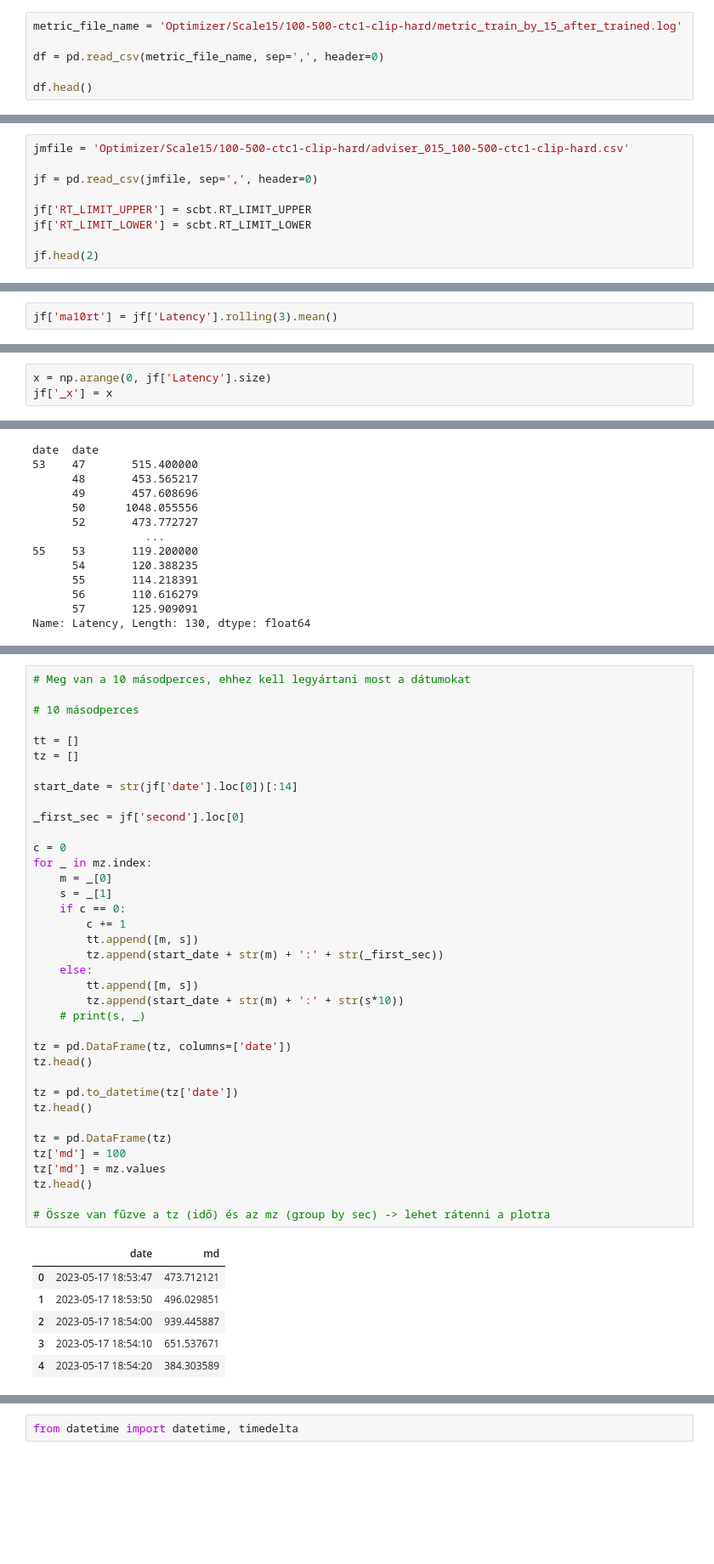
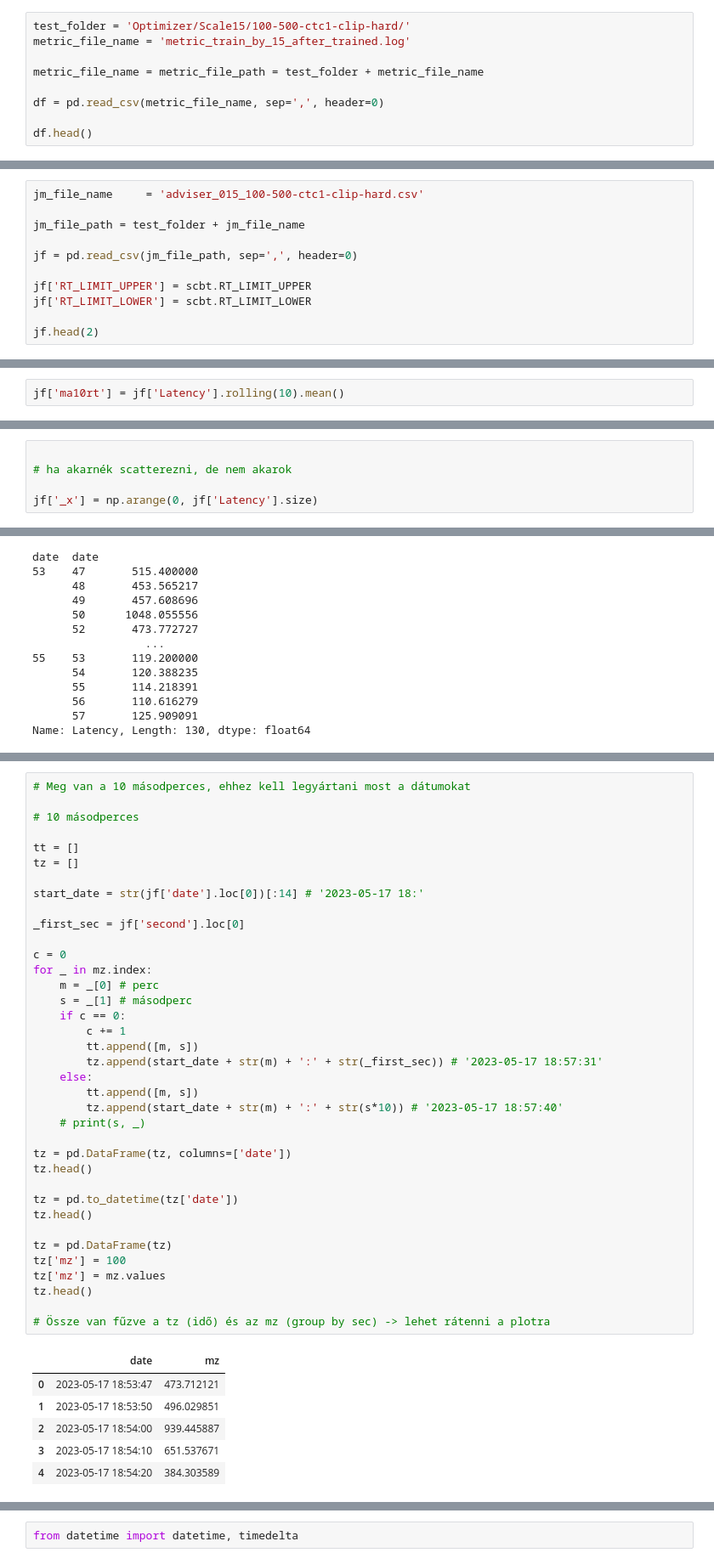
Before and after one commit to JoDeMiro/Scaler, a Jupyter notebook: Scaler_Reader15.ipynb, the cells around one changed output, grey strips where cells are left out. Shown at 85% size. Cells and saved outputs as stored; diff of their text form; blank space fills up the shorter version.

```diff
--- a/Scaler_Reader15.ipynb
+++ b/Scaler_Reader15.ipynb
@@ -384,7 +344,10 @@ wrt()
 
 Clip test.
 # %%
-metric_file_name = 'Optimizer/Scale15/100-500-ctc1-clip-hard/metric_train_by_15_after_trained.log'
+test_folder = 'Optimizer/Scale15/100-500-ctc1-clip-hard/'
+metric_file_name = 'metric_train_by_15_after_trained.log'
+
+metric_file_name = metric_file_path = test_folder + metric_file_name
 
 df = pd.read_csv(metric_file_name, sep=',', header=0)
 
@@ -410,9 +386,11 @@ válaszidőket hasonlítanám össze.
 
 Mert fent ugye a 10 másodpercre vett átlagok vannak. Ami jó a skálázásnál, de jobb lenne ha [.]
 # %%
-jmfile = 'Optimizer/Scale15/100-500-ctc1-clip-hard/adviser_015_100-500-ctc1-clip-hard.csv'
+jm_file_name     = 'adviser_015_100-500-ctc1-clip-hard.csv'
 
-jf = pd.read_csv(jmfile, sep=',', header=0)
+jm_file_path = test_folder + jm_file_name
+
+jf = pd.read_csv(jm_file_path, sep=',', header=0)
 
 jf['RT_LIMIT_UPPER'] = scbt.RT_LIMIT_UPPER
 jf['RT_LIMIT_LOWER'] = scbt.RT_LIMIT_LOWER
@@ -433,2 +411,2 @@ Index(['timeStamp', 'elapsed', 'label', 'responseCode', 'responseMessage',
 # %%
-jf['ma10rt'] = jf['Latency'].rolling(3).mean()
+jf['ma10rt'] = jf['Latency'].rolling(10).mean()
@@ -514,5 +499,7 @@ plt.savefig('test.png')
 [figure]
 [figure]
 # %%
-x = np.arange(0, jf['Latency'].size)
-jf['_x'] = x
+
+# ha akarnék scatterezni, de nem akarok
+
+jf['_x'] = np.arange(0, jf['Latency'].size)
@@ -655,41 +646,41 @@ mz
 # Meg van a 10 másodperces, ehhez kell legyártani most a dátumokat
 
 # 10 másodperces
 
 tt = []
 tz = []
 
-start_date = str(jf['date'].loc[0])[:14]
+start_date = str(jf['date'].loc[0])[:14] # '2023-05-17 18:'
 
 _first_sec = jf['second'].loc[0]
 
 c = 0
 for _ in mz.index:
-    m = _[0]
-    s = _[1]
+    m = _[0] # perc
+    s = _[1] # másodperc
     if c == 0:
         c += 1
         tt.append([m, s])
-        tz.append(start_date + str(m) + ':' + str(_first_sec))
+        tz.append(start_date + str(m) + ':' + str(_first_sec)) # '2023-05-17 18:57:31'
     else:
         tt.append([m, s])
-        tz.append(start_date + str(m) + ':' + str(s*10))
+        tz.append(start_date + str(m) + ':' + str(s*10)) # '2023-05-17 18:57:40'
     # print(s, _)
 
 tz = pd.DataFrame(tz, columns=['date'])
 tz.head()
 
 tz = pd.to_datetime(tz['date'])
 tz.head()
 
 tz = pd.DataFrame(tz)
-tz['md'] = 100
-tz['md'] = mz.values
+tz['mz'] = 100
+tz['mz'] = mz.values
 tz.head()
 
 # Össze van fűzve a tz (idő) és az mz (group by sec) -> lehet rátenni a plotra
 # %% [output]
-|  | date | md |
+|  | date | mz |
 | 0 | 2023-05-17 18:53:47 | 473.712121 |
 | 1 | 2023-05-17 18:53:50 | 496.029851 |
 | 2 | 2023-05-17 18:54:00 | 939.445887 |
```
Also changed, not shown: parts of 70 cells of this notebook.
